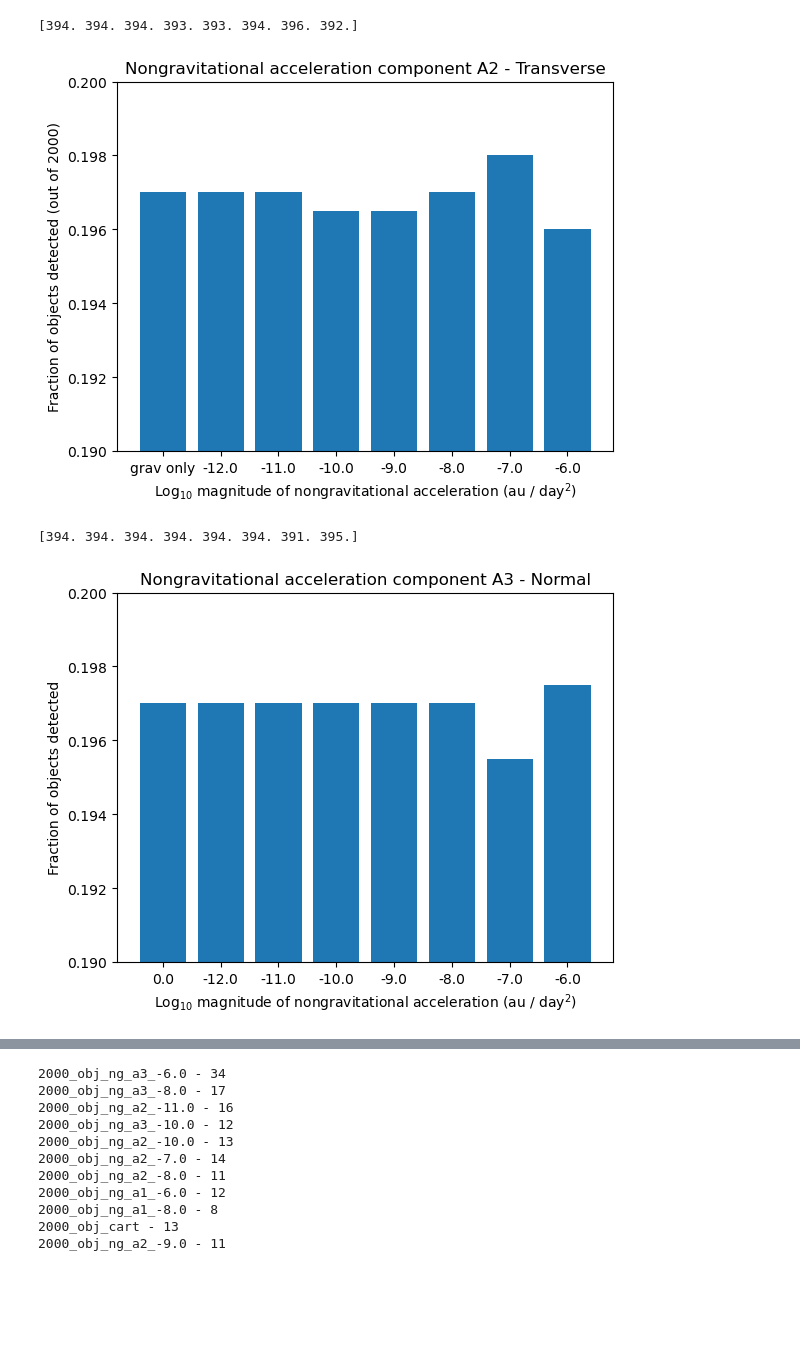
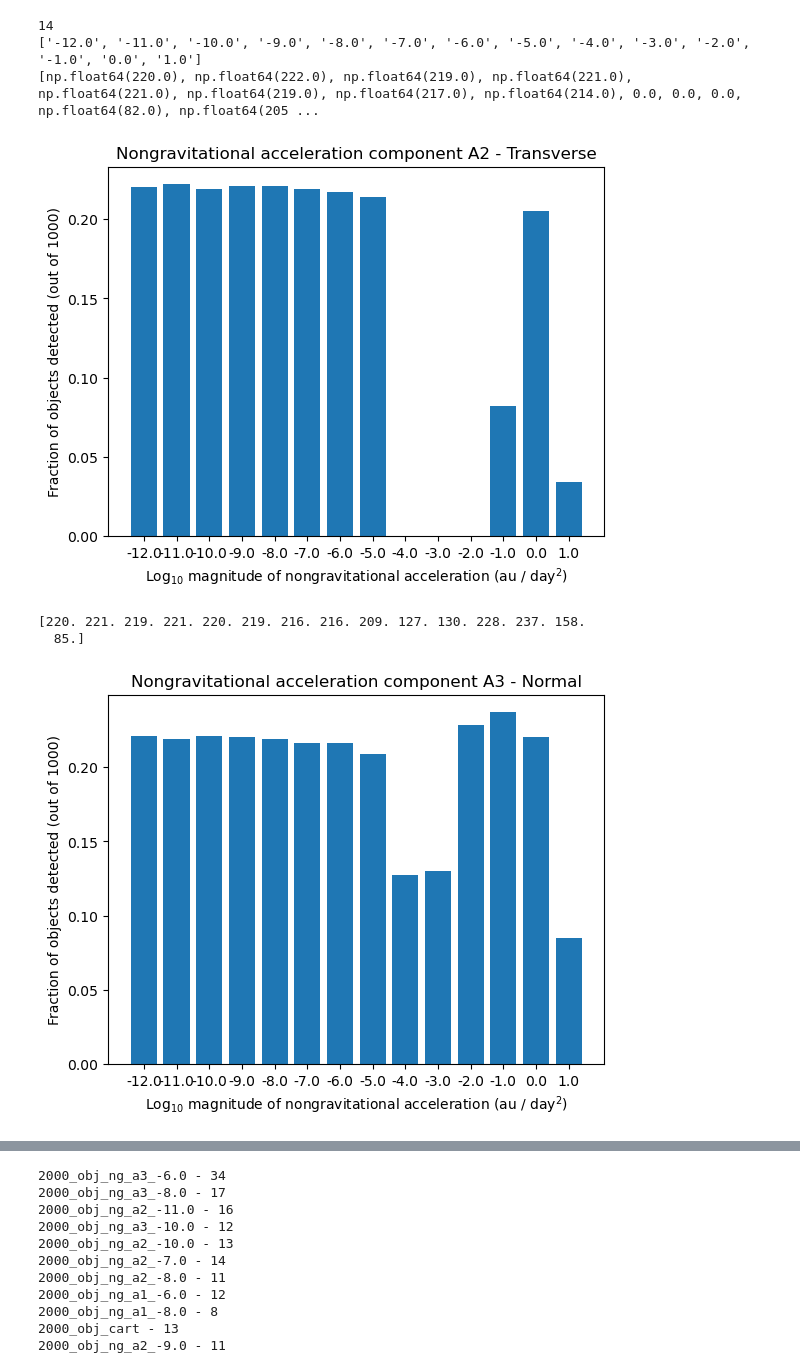
Before and after one commit to ewhite42/lsst_seti, a Jupyter notebook: nongrav/test_linking/sorcha_hist.ipynb, the cells around one changed output, grey strips where cells are left out. Saved outputs shown, nothing was run; the diff lists cells and outputs as text; code cells hidden in the pictures; blank space fills up the shorter version.

```diff
--- a/nongrav/test_linking/sorcha_hist.ipynb
+++ b/nongrav/test_linking/sorcha_hist.ipynb
@@ -15,7 +15,8 @@ import glob
 ## open each file and count up the number of unique object IDs
 
 fnames = [] #'/home/ellie/research/lsst/sorcha_output/2000_obj/2000_obj_cart.csv']
-fnames = fnames+glob.glob('/home/ellie/research/lsst/sorcha_output/2000_obj/2000_obj*30days.csv')
+#fnames = fnames+glob.glob('/home/ellie/research/lsst/sorcha_output/2000_obj/2000_obj*30days.csv')
+fnames = fnames+glob.glob('/home/ellie/research/lsst/sorcha_output/2000_ext/2000_ext*30days.csv')
 # %%
 a1_counts = []
 a1_nongrav = []
@@ -113,23 +232,39 @@ plt.show()
 # %%
 a2 = np.column_stack((np.array(a2_nongrav), np.array(a2_counts)))
 sorted_idx = a2[:,0].argsort()
 sorted_a2 = a2[sorted_idx]
 sorted_a2 = np.concatenate((np.array([[0.0, grav_counts]]), sorted_a2))
 
-print(sorted_a2[:,1])
+ax_labels_str = ['-12.0','-11.0','-10.0','-9.0','-8.0','-7.0','-6.0','-5.0','-4.0','-3.0','-2.0','-1.0','0.0','1.0']
+print(len(ax_labels_str))
 
-plt.bar(ax_labels_str, sorted_a2[:,1]/2000)
+a2_vals = []
+i=0
+
+for l in ax_labels_str:
+    if l in ['-4.0','-3.0','-2.0']:
+        a2_vals.append(0.0)
+    else:
+        a2_vals.append(sorted_a2[:,1][i])
+        i += 1
+
+print(ax_labels_str)
+print(a2_vals)
+
+plt.bar(ax_labels_str, np.array(a2_vals)/1000) #sorted_a2[:,1]/1000)
 #plt.ylim(1570,1600)
 #plt.ylim(0.785,0.80)
-plt.ylim(0.19, 0.20)
-plt.ylabel('Fraction of objects detected (out of 2000)')
+#plt.ylim(0.19, 0.20)
+plt.ylabel('Fraction of objects detected (out of 1000)')
 plt.xlabel('Log$_{10}$ magnitude of nongravitational acceleration (au / day$^2$)')
 plt.title('Nongravitational acceleration component A2 - Transverse')
-plt.savefig('sorcha_hist_a2.png')
+plt.savefig('sorcha_hist_a2.png', dpi=300)
 plt.show()
 # %% [output]
-[394. 394. 394. 393. 393. 394. 396. 392.]
+14
+['-12.0', '-11.0', '-10.0', '-9.0', '-8.0', '-7.0', '-6.0', '-5.0', '-4.0', '-3.0', '-2.0', '-1.0', '0.0', '1.0']
+[np.float64(220.0), np.float64(222.0), np.float64(219.0), np.float64(221.0), np.float64(221.0), np.float64(219.0), np.float64(217.0), np.float64(214.0), 0.0, 0.0, 0.0, np.float64(82.0), np.float64(205 ...
-[figure, old version]
+[figure, new version]
 # %%
 a3 = np.column_stack((np.array(a3_nongrav), np.array(a3_counts)))
 sorted_idx = a3[:,0].argsort()
@@ -137,18 +272,27 @@ sorted_a3 = a3[sorted_idx]
 sorted_a3 = np.concatenate((np.array([[0.0, grav_counts]]), sorted_a3))
 
 print(sorted_a3[:,1])
+a3_labels = sorted_a3[:,0].astype(str).tolist()
+a3_counts = sorted_a3[:,1].tolist()
 
-plt.bar(sorted_a3[:,0].astype(str), sorted_a3[:,1]/2000)
+curr_idx = 0
+new_idx = 12
+
+a3_labels.insert(new_idx, a3_labels.pop(curr_idx))
+a3_counts.insert(new_idx, a3_counts.pop(curr_idx))
+
+plt.bar(a3_labels, np.array(a3_counts)/1000)
 #plt.ylim(1570,1600)
-plt.ylim(0.785,0.80)
-plt.ylim(0.19, 0.20)
-plt.ylabel('Fraction of objects detected')
+#plt.ylim(0.785,0.80)
+#plt.ylim(0.19, 0.20)
+plt.ylabel('Fraction of objects detected (out of 1000)')
 plt.xlabel('Log$_{10}$ magnitude of nongravitational acceleration (au / day$^2$)')
 plt.title('Nongravitational acceleration component A3 - Normal')
-plt.savefig('sorcha_hist_a3.png')
+plt.savefig('sorcha_hist_a3.png', dpi=300)
 plt.show()
 # %% [output]
-[394. 394. 394. 394. 394. 394. 391. 395.]
+[220. 221. 219. 221. 220. 219. 216. 216. 209. 127. 130. 228. 237. 158.
+  85.]
-[figure, old version]
+[figure, new version]
 # %%
 ## how many linkages?
```
Also changed, not shown: parts of 20 cells of this notebook, 7 other files.
